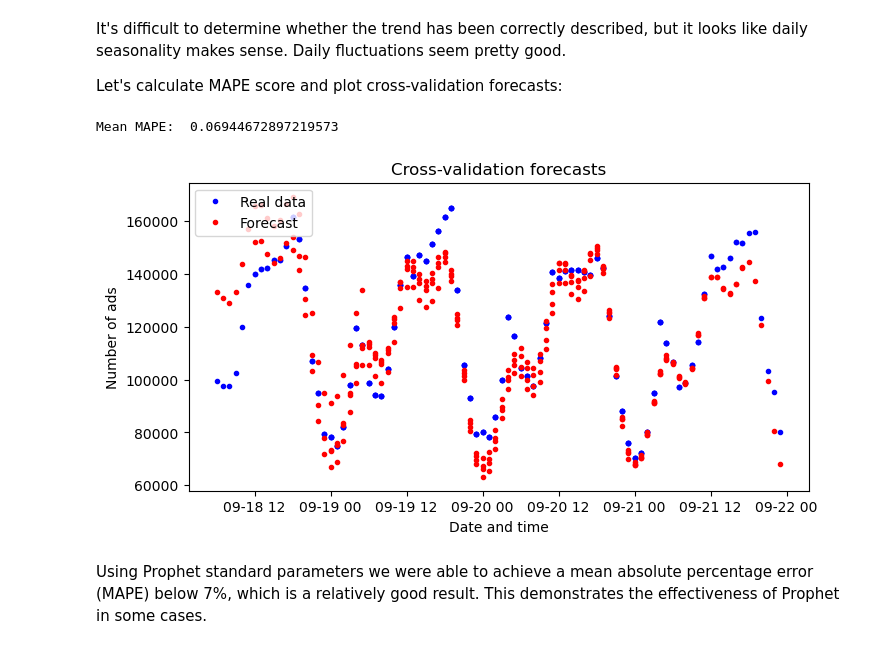
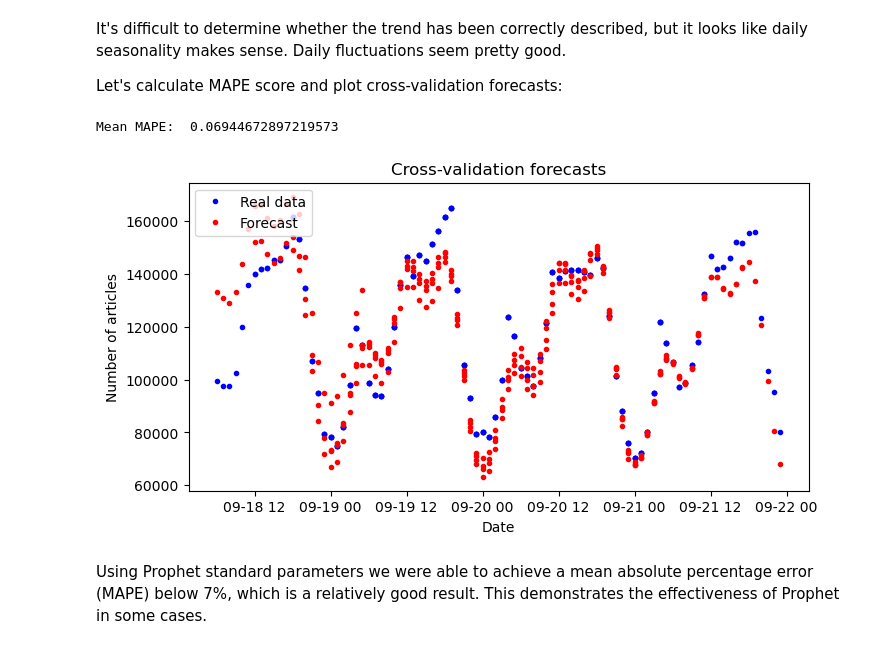
Before and after one commit to jansowa/prophet-examples, a Jupyter notebook: article.ipynb, the cells around one changed output. Drawn from its saved outputs; the diff is of its cells as text; code cells hidden in the pictures.

Commit message:
Extract function for printing plots with CV results

```diff
--- a/article.ipynb
+++ b/article.ipynb
@@ -234,24 +193,14 @@ fig2 = m.plot_components(forecast, figsize=(7, 5))
 It's difficult to determine whether the trend has been correctly described, but it looks like daily seasonality makes sense. Daily fluctuations seem pretty good.
 
 Let's calculate MAPE score and plot cross-validation forecasts:
-# %%
-df_cv = cross_validation(m, initial='5 days', period='6 hours', horizon = '24 hours', parallel="processes")
-df_p = performance_metrics(df_cv)
-print("Mean MAPE: ", str(df_p['mape'].mean()))
-
-fig, ax = plt.subplots(figsize=(8, 4))
-
-ax.plot(df_cv['ds'], df_cv['y'], 'b.', label='Real data')
-ax.plot(df_cv['ds'], df_cv['yhat'], 'r.', label='Forecast')
-
-ax.set_xlabel('Date and time')
-ax.set_ylabel('Number of ads')
-ax.legend(loc='upper left')
-ax.set_title('Cross-validation forecasts')
-plt.show()
-# %% [output]
-Mean MAPE:  0.06944672897219573
-[figure, removed]
+# %%
+df_cv = cross_validation(m, initial='5 days', period='6 hours', horizon = '24 hours', parallel="processes")
+df_p = performance_metrics(df_cv)
+print("Mean MAPE: ", str(df_p['mape'].mean()))
+plot_cv_forecast_df(df_cv, ylabel="Number of articles")
+# %% [output]
+Mean MAPE:  0.06944672897219573
+[figure, added]
 # %% [markdown]
 Using Prophet standard parameters we were able to achieve a mean absolute percentage error (MAPE) below 7%, which is a relatively good result. This demonstrates the effectiveness of Prophet in some cases.
 # %% [markdown]
```
Also changed, not shown: parts of 11 cells of this notebook, 1 other file.
